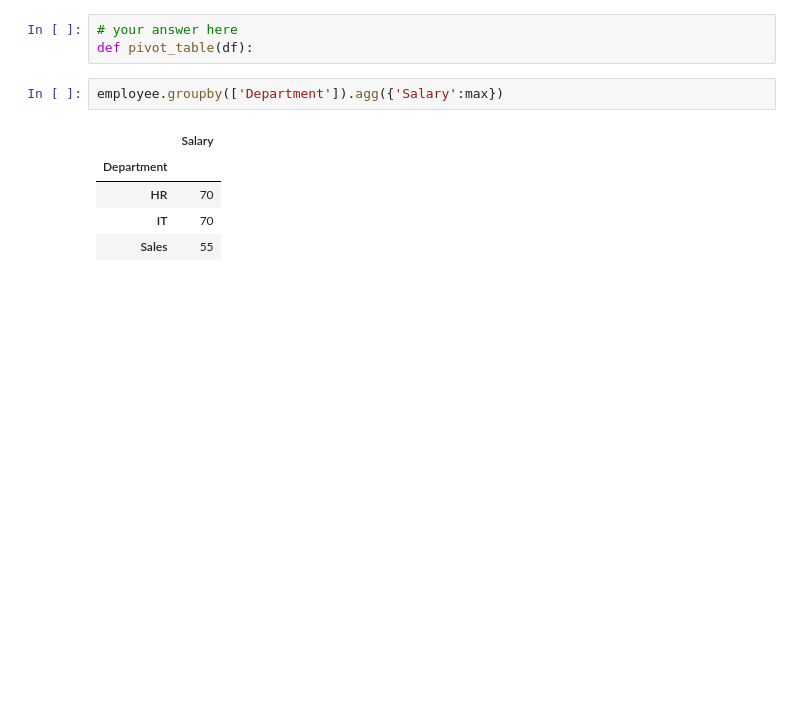
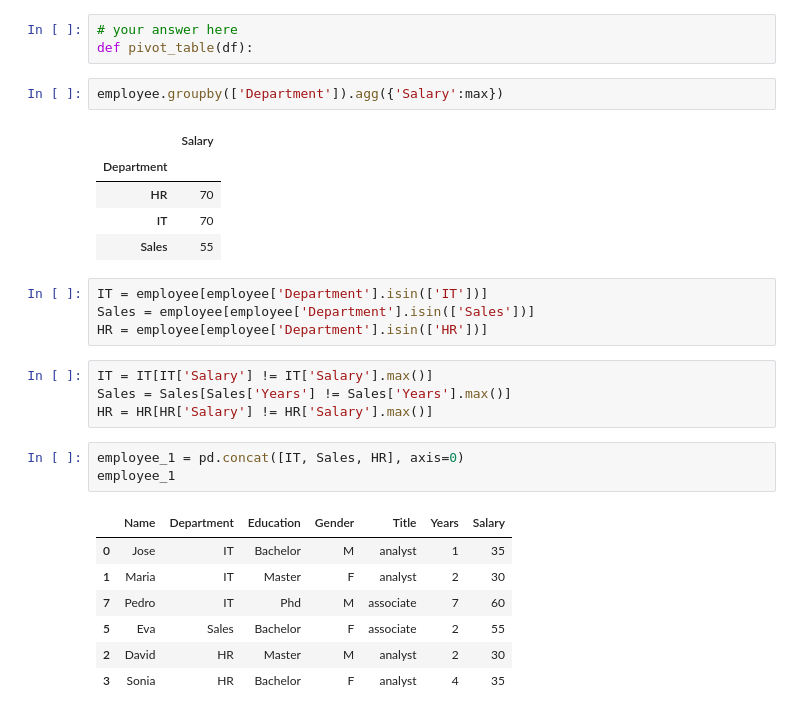
Before and after one commit to JuliaVazquez/lab-pivot-table-and-correlation, a Jupyter notebook: your_code/main.ipynb, the cells around one changed output. Drawn from its saved outputs; the diff is of its cells as text; blank space fills up the shorter version.

```diff
--- a/your_code/main.ipynb
+++ b/your_code/main.ipynb
@@ -171,3 +171,22 @@ employee.groupby(['Department']).agg({'Salary':max})
 | HR | 70 |
 | IT | 70 |
 | Sales | 55 |
+# %%
+IT = employee[employee['Department'].isin(['IT'])]
+Sales = employee[employee['Department'].isin(['Sales'])]
+HR = employee[employee['Department'].isin(['HR'])]
+# %%
+IT = IT[IT['Salary'] != IT['Salary'].max()]
+Sales = Sales[Sales['Years'] != Sales['Years'].max()]
+HR = HR[HR['Salary'] != HR['Salary'].max()]
+# %%
+employee_1 = pd.concat([IT, Sales, HR], axis=0)
+employee_1
+# %% [output]
+|  | Name | Department | Education | Gender | Title | Years | Salary |
+| 0 | Jose | IT | Bachelor | M | analyst | 1 | 35 |
+| 1 | Maria | IT | Master | F | analyst | 2 | 30 |
+| 7 | Pedro | IT | Phd | M | associate | 7 | 60 |
+| 5 | Eva | Sales | Bachelor | F | associate | 2 | 55 |
+| 2 | David | HR | Master | M | analyst | 2 | 30 |
+| 3 | Sonia | HR | Bachelor | F | analyst | 4 | 35 |
```
Also changed, not shown: parts of 1 cell of this notebook.
